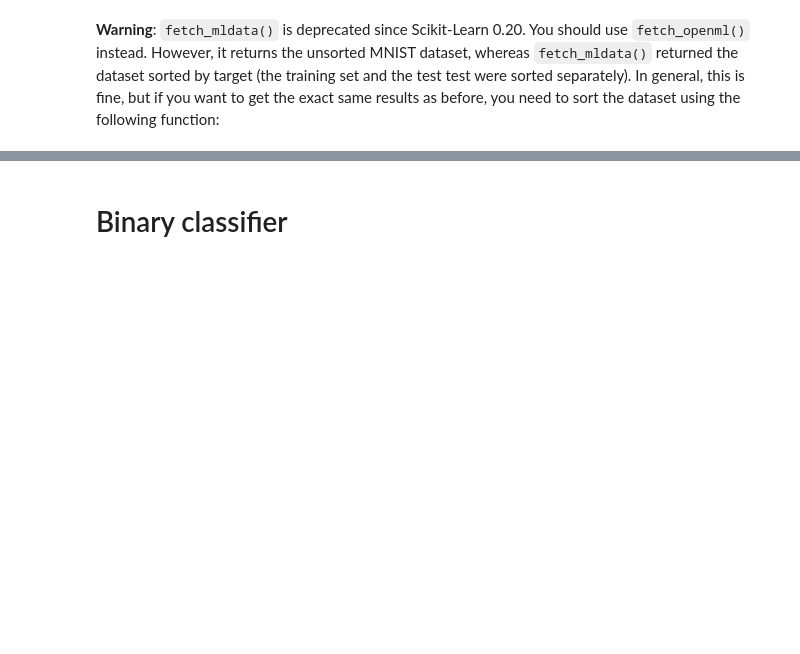
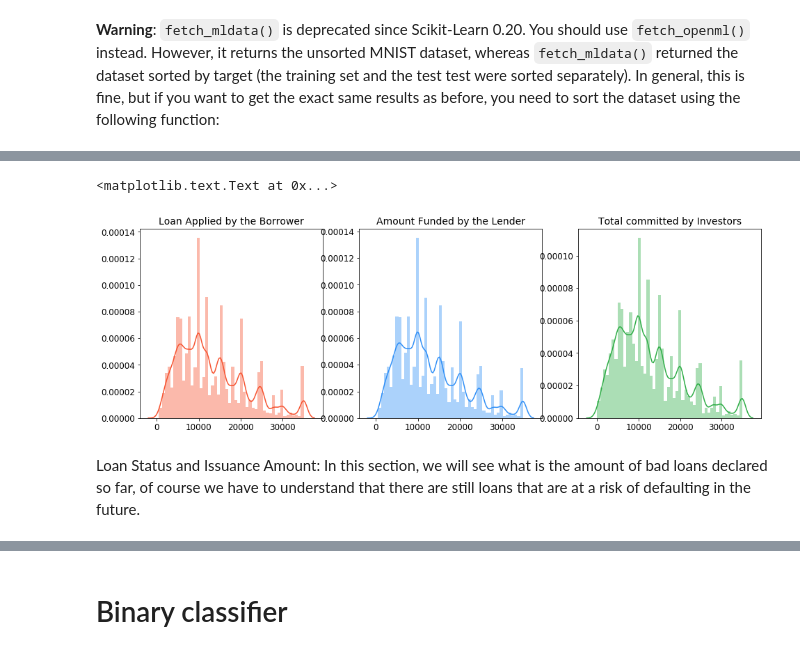
Before and after one commit to Finance-781/FinML, a Jupyter notebook: Lecture 3 - Classification/Inclass/Lecture 3 - classification - Inclass.ipynb, the cells around one changed output, grey strips where cells are left out. Saved outputs shown, nothing was run; the diff lists cells and outputs as text; code cells hidden in the pictures; blank space fills up the shorter version.

```diff
--- a/Lecture 3 - Classification/Inclass/Lecture 3 - classification - Inclass.ipynb
+++ b/Lecture 3 - Classification/Inclass/Lecture 3 - classification - Inclass.ipynb
@@ -136,0 +48,13 @@ X_train, y_train = X_train[shuffle_index], y_train[shuffle_index]
+# %%
+from pathlib import Path
+
+github_p = "https://raw.githubusercontent.com/Finance-781/FinML/master/Lecture%203%20-%20Classification/Inclass/"
+
+my_file = Path("data/loans.csv") # Defines path
+if my_file.is_file():              # See if file exists
+    print("Local file found")
+    df = pd.read_csv('data/loans.csv')
+else:
+    print("Be patient: loading from github (2 minutes)")
+    df = pd.read_csv(github_p+'data/loans.csv')
+    print("Done")
@@ -136,0 +74,7 @@ X_train, y_train = X_train[shuffle_index], y_train[shuffle_index]
+# %%
+# Replace the name of some columns
+df = df.rename(columns={"loan_amnt": "loan_amount", "funded_amnt": "funded_amount", "funded_amnt_inv": "investor_funds",
+                       "int_rate": "interest_rate", "annual_inc": "annual_income"})
+
+# Drop irrelevant columns
+df.drop(['id', 'member_id', 'emp_title', 'url', 'desc', 'zip_code', 'title'], axis=1, inplace=True)
@@ -136,0 +92,18 @@ X_train, y_train = X_train[shuffle_index], y_train[shuffle_index]
+# %%
+import seaborn as sns
+
+fig, ax = plt.subplots(1, 3, figsize=(16,5))
+
+loan_amount = df["loan_amount"].values
+funded_amount = df["funded_amount"].values
+investor_funds = df["investor_funds"].values
+
+sns.distplot(loan_amount, ax=ax[0], color="#F7522F")
+ax[0].set_title("Loan Applied by the Borrower", fontsize=14)
+sns.distplot(funded_amount, ax=ax[1], color="#2F8FF7")
+ax[1].set_title("Amount Funded by the Lender", fontsize=14)
+sns.distplot(investor_funds, ax=ax[2], color="#2EAD46")
+ax[2].set_title("Total committed by Investors", fontsize=14)
+# %% [output]
+<matplotlib.text.Text at 0x...>
+[figure, added]
@@ -136,0 +115,4 @@ X_train, y_train = X_train[shuffle_index], y_train[shuffle_index]
+# %% [markdown]
+Loan Status and Issuance Amount: </h2>
+<a id="types_of_loans"></a>
+In this section, we will see what is the amount of bad loans declared so far, of course we have to understand that there are still loans that are at a risk of defaulting in the future.
```
Also changed, not shown: parts of 279 cells of this notebook, 7 other files.
